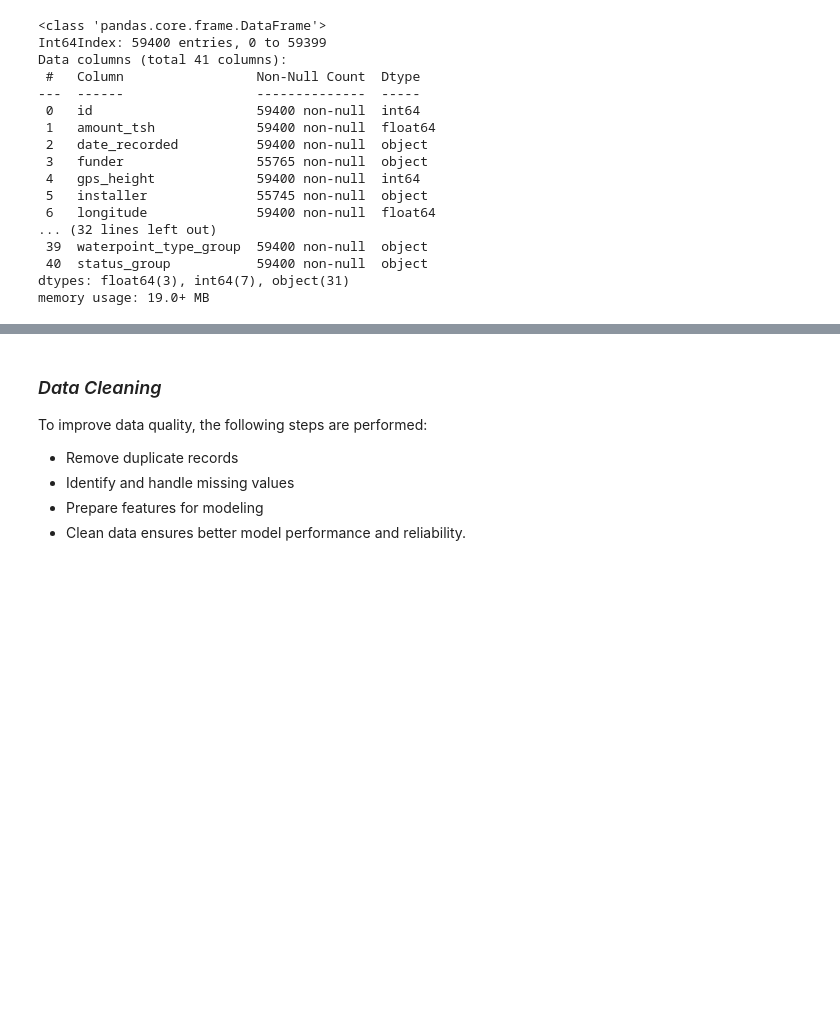
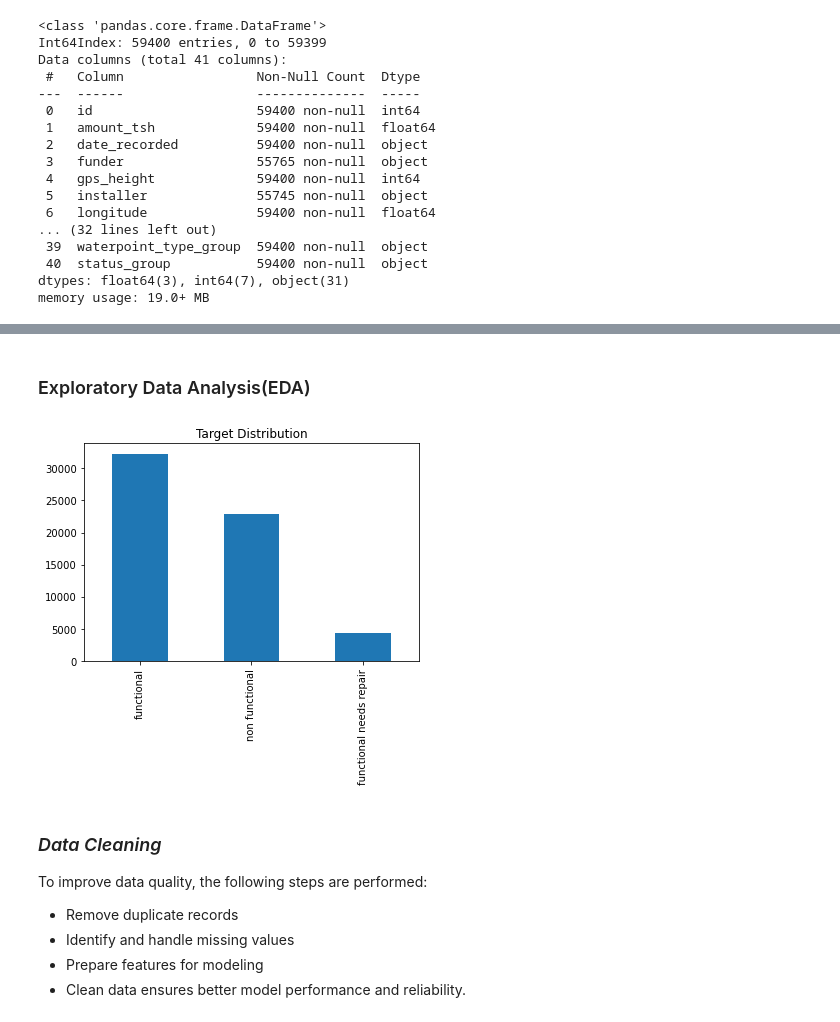
Before and after one commit to Apondi9911/Water-well-Status-Prediction, a Jupyter notebook: index.ipynb, the cells around one changed output, grey strips where cells are left out. Drawn from its saved outputs; the diff is of its cells as text; code cells hidden in the pictures; blank space fills up the shorter version.

```diff
--- a/index.ipynb
+++ b/index.ipynb
@@ -119,6 +119,14 @@ df.describe()
 | 50% | 37061.500000 | 0.000000 | 369.000000 | 34.908743 | -5.021597e+00 | 0.000000 | 12.000000 | 3.000000 | ... |
 | 75% | 55656.500000 | 20.000000 | 1319.250000 | 37.178387 | -3.326156e+00 | 0.000000 | 17.000000 | 5.000000 | ... |
 | max | 74247.000000 | 350000.000000 | 2770.000000 | 40.345193 | -2.000000e-08 | 1776.000000 | 99.000000 | 80.000000 | ... |
+# %% [markdown]
+### Exploratory Data Analysis(EDA)
+# %%
+# Target Distribution
+df['status_group'].value_counts().plot(kind='bar', title='Target Distribution')
+plt.show()
+# %% [output]
+[figure, added]
 # %% [markdown]
 ### *Data Cleaning*
 To improve data quality, the following steps are performed:
```
Also changed, not shown: 1 other file.
